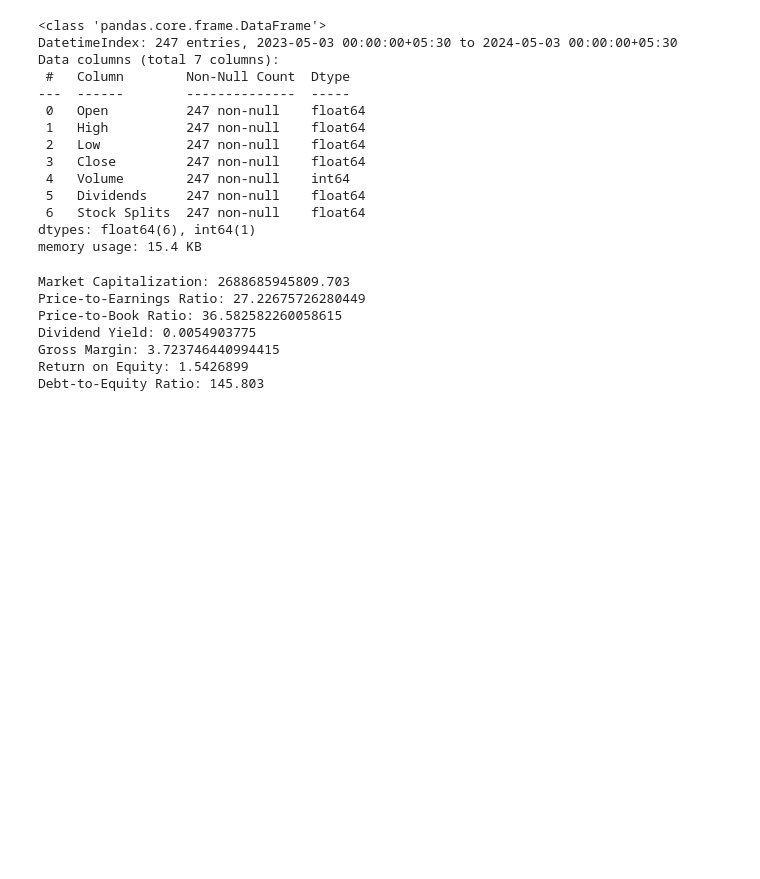
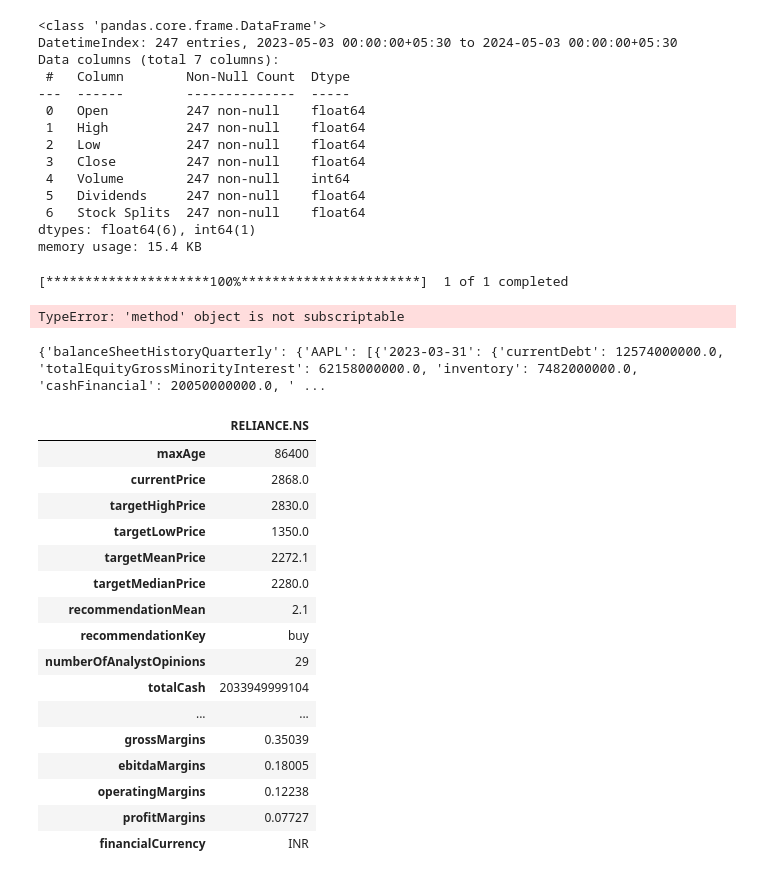
Before and after one commit to ansingh16/MF_analysis, a Jupyter notebook: Preprocess.ipynb, the cells around one changed output. Drawn from its saved outputs; the diff is of its cells as text; code cells hidden in the pictures; blank space fills up the shorter version.

```diff
--- a/Preprocess.ipynb
+++ b/Preprocess.ipynb
@@ -532,17 +550,17 @@ startDate = '2019-01-01'
 endDate = '2022-01-01'
 
 # Retrieve the historical data for the stock
-stockData = yf.Ticker(tickerSymbol).history(start=startDate, end=endDate)
+stockData = yf.download(tickerSymbol, startDate, endDate)
 
 # Calculate the financial ratios
-marketCap = stockData['Close'][-1] * yf.Ticker(tickerSymbol).info['sharesOutstanding']
-bookValue = yf.Ticker(tickerSymbol).info['bookValue']
-peRatio = stockData['Close'][-1] / yf.Ticker(tickerSymbol).info['trailingEps']
-pbRatio = stockData['Close'][-1] / bookValue
-dividendYield = yf.Ticker(tickerSymbol).info['trailingAnnualDividendYield']
+marketCap = stockData['Close'].iloc[-1] * stockData.info['sharesOutstanding']
+bookValue = stockData.info['bookValue']
+peRatio = stockData['Close'].iloc[-1] / stockData.info['trailingEps']
+pbRatio = stockData['Close'].iloc[-1] / bookValue
+dividendYield =stockData.info['trailingAnnualDividendYield']
 grossMargin = (stockData['Close'][-1] - stockData['Open'][0]) / stockData['Open'][0]
-returnOnEquity = yf.Ticker(tickerSymbol).info['returnOnEquity']
-debtToEquity = yf.Ticker(tickerSymbol).info['debtToEquity']
+returnOnEquity = stockData.info['returnOnEquity']
+debtToEquity = stockData.info['debtToEquity']
 
 # Print the financial ratios
 print('Market Capitalization:', marketCap)
@@ -554,10 +572,42 @@ print('Gross Margin:', grossMargin)
 print('Return on Equity:', returnOnEquity)
 print('Debt-to-Equity Ratio:', debtToEquity)
 # %% [output]
-Market Capitalization: 2688685945809.703
-Price-to-Earnings Ratio: 27.22675726280449
-Price-to-Book Ratio: 36.582582260058615
-Dividend Yield: 0.0054903775
-Gross Margin: 3.723746440994415
-Return on Equity: 1.5426899
-Debt-to-Equity Ratio: 145.803
+[*********************100%***********************]  1 of 1 completed
+TypeError: 'method' object is not subscriptable
+# %%
+from yahoofinancials import YahooFinancials
+tickers = ['AAPL']
+yahoo_financials = YahooFinancials(tickers, concurrent=True, max_workers=8, country="US")
+balance_sheet_data_qt = yahoo_financials.get_financial_stmts('quarterly', 'balance')
+print(balance_sheet_data_qt)
+# %% [output]
+{'balanceSheetHistoryQuarterly': {'AAPL': [{'2023-03-31': {'currentDebt': 12574000000.0, 'totalEquityGrossMinorityInterest': 62158000000.0, 'inventory': 7482000000.0, 'cashFinancial': 20050000000.0, ' ...
+# %%
+from yahooquery import Ticker
+import pandas as pd
+
+symbol_list_yahoo = ['RELIANCE.NS']
+
+ticker = Ticker(symbol_list_yahoo)
+fin_data_dict = ticker.financial_data
+fin_data_df = pd.DataFrame.from_dict(fin_data_dict, orient='index').T
+# %%
+fin_data_df
+# %% [output]
+|  | RELIANCE.NS |
+| maxAge | 86400 |
+| currentPrice | 2868.0 |
+| targetHighPrice | 2830.0 |
+| targetLowPrice | 1350.0 |
+| targetMeanPrice | 2272.1 |
+| targetMedianPrice | 2280.0 |
+| recommendationMean | 2.1 |
+| recommendationKey | buy |
+| numberOfAnalystOpinions | 29 |
+| totalCash | 2033949999104 |
+| ... | ... |
+| grossMargins | 0.35039 |
+| ebitdaMargins | 0.18005 |
+| operatingMargins | 0.12238 |
+| profitMargins | 0.07727 |
+| financialCurrency | INR |
```
Also changed, not shown: parts of 9 cells of this notebook, 1 other file.
